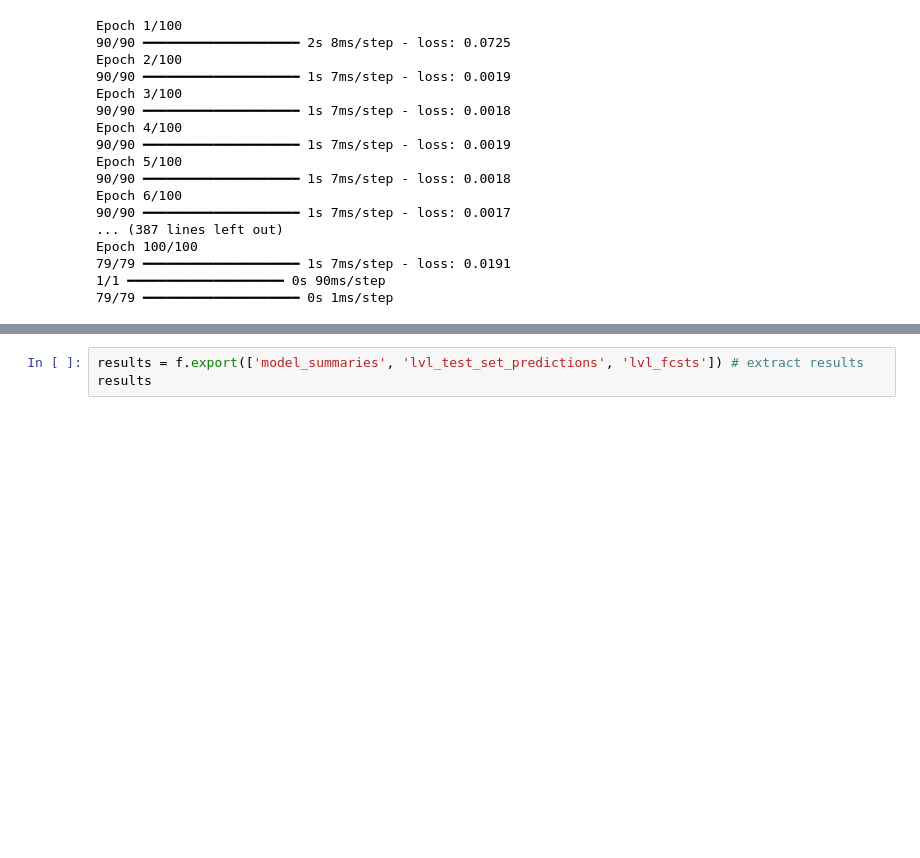
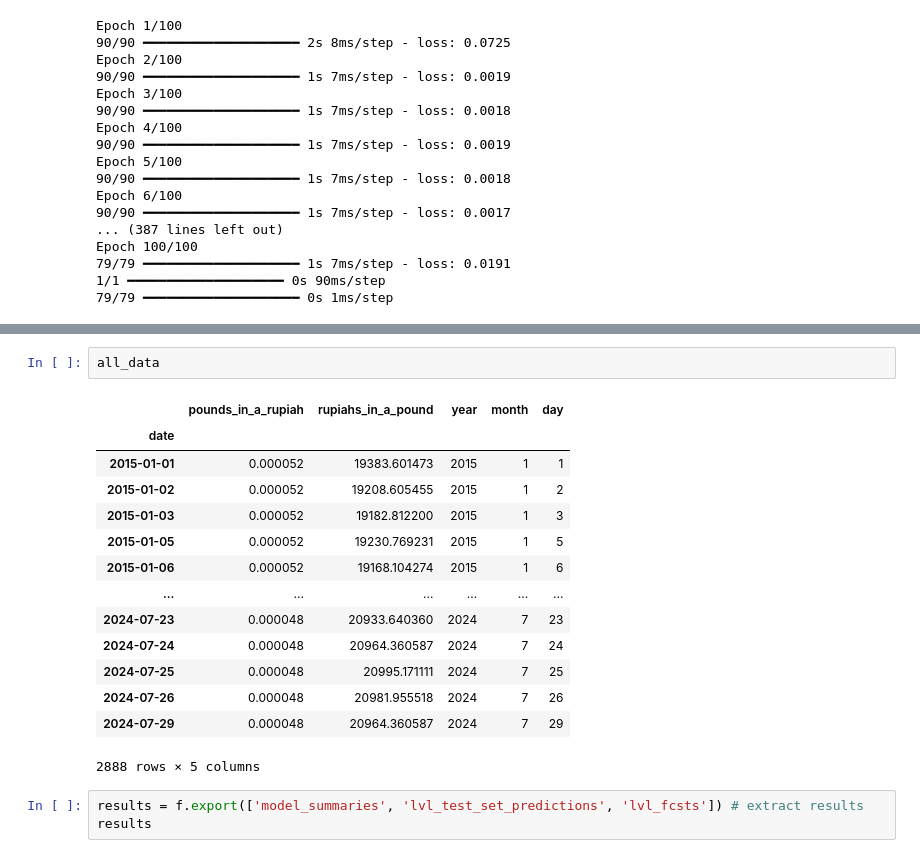
Before and after one commit to Thomas-Nguyen12/GBP_Rupiah_Exchange, a Jupyter notebook: english_indonesian_exchange.ipynb, the cells around one changed output, grey strips where cells are left out. Drawn from its saved outputs; the diff is of its cells as text; blank space fills up the shorter version.

```diff
--- a/english_indonesian_exchange.ipynb
+++ b/english_indonesian_exchange.ipynb
@@ -829,3 +838,20 @@ plt.show()
+# %%
+all_data
+# %% [output]
+|  | pounds_in_a_rupiah | rupiahs_in_a_pound | year | month | day |
+| date |  |  |  |  |  |
+| 2015-01-01 | 0.000052 | 19383.601473 | 2015 | 1 | 1 |
+| 2015-01-02 | 0.000052 | 19208.605455 | 2015 | 1 | 2 |
+| 2015-01-03 | 0.000052 | 19182.812200 | 2015 | 1 | 3 |
+| 2015-01-05 | 0.000052 | 19230.769231 | 2015 | 1 | 5 |
+| 2015-01-06 | 0.000052 | 19168.104274 | 2015 | 1 | 6 |
+| ... | ... | ... | ... | ... | ... |
+| 2024-07-23 | 0.000048 | 20933.640360 | 2024 | 7 | 23 |
+| 2024-07-24 | 0.000048 | 20964.360587 | 2024 | 7 | 24 |
+| 2024-07-25 | 0.000048 | 20995.171111 | 2024 | 7 | 25 |
+| 2024-07-26 | 0.000048 | 20981.955518 | 2024 | 7 | 26 |
+| 2024-07-29 | 0.000048 | 20964.360587 | 2024 | 7 | 29 |
+2888 rows × 5 columns
 # %%
 results = f.export(['model_summaries', 'lvl_test_set_predictions', 'lvl_fcsts']) # extract results
 results
```
Also changed, not shown: parts of 5 cells of this notebook, 7 other files.
